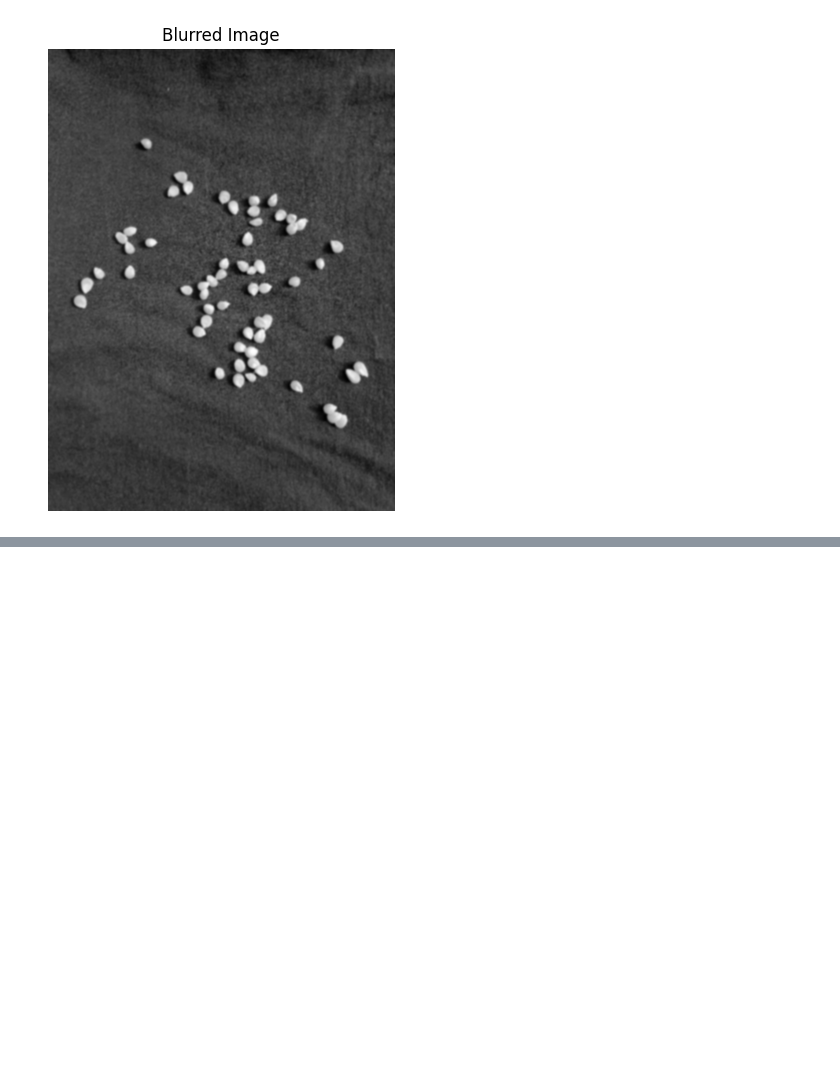
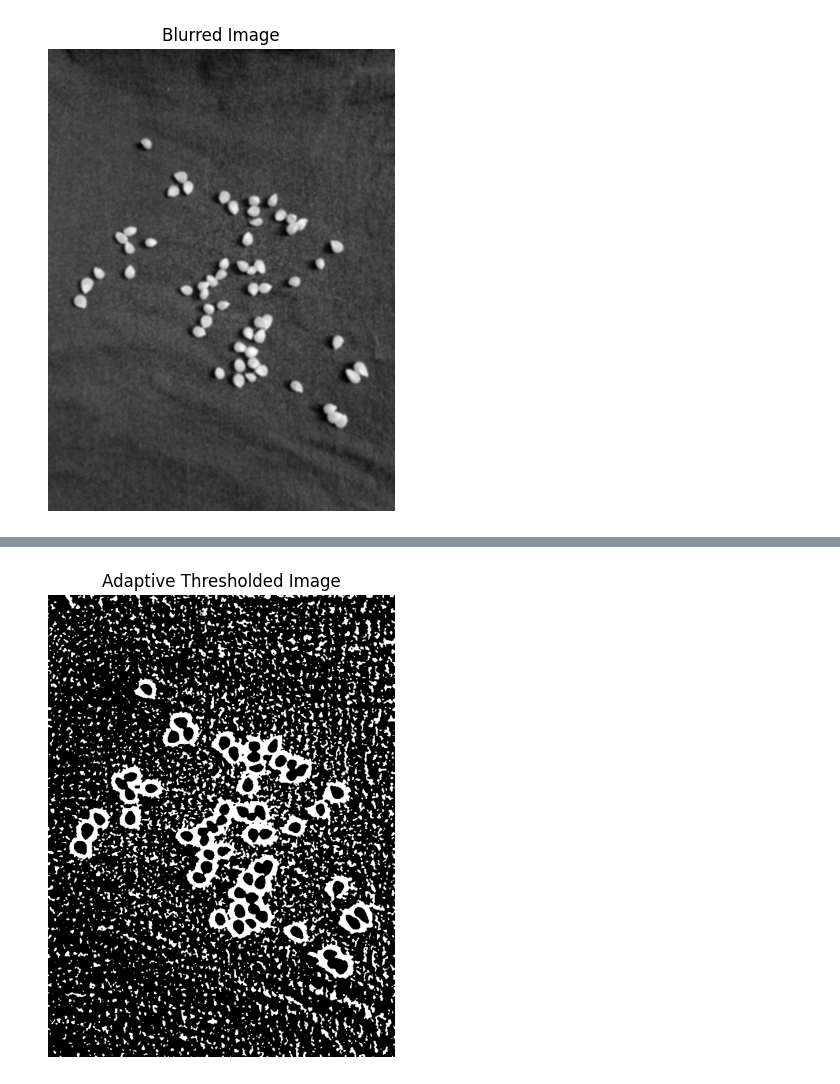
Before and after one commit to piedro404/agro-grain-analyzer, a Jupyter notebook: analyze_ai.ipynb, the cells around one changed output, grey strips where cells are left out. Drawn from its saved outputs; the diff is of its cells as text; code cells hidden in the pictures; blank space fills up the shorter version.

```diff
--- a/analyze_ai.ipynb
+++ b/analyze_ai.ipynb
@@ -58,0 +48,5 @@ close_all_windows()
+# %%
+bin1 = cv2.adaptiveThreshold(blur, 255,cv2.ADAPTIVE_THRESH_MEAN_C, cv2.THRESH_BINARY_INV, 21, 5)
+show_image("Adaptive Thresholded Image", bin1)
+# %% [output]
+[figure, added]
```
Also changed, not shown: parts of 7 cells of this notebook, 1 other file.
